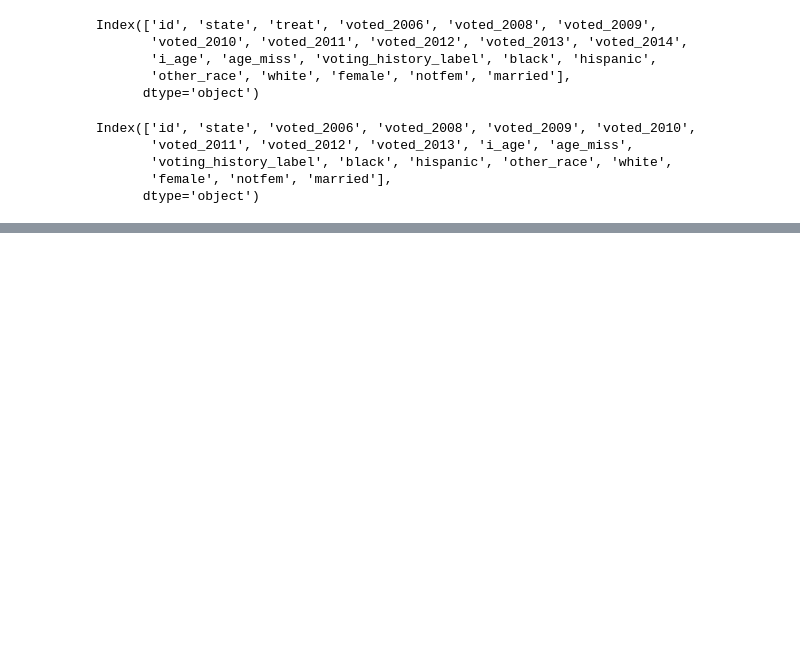
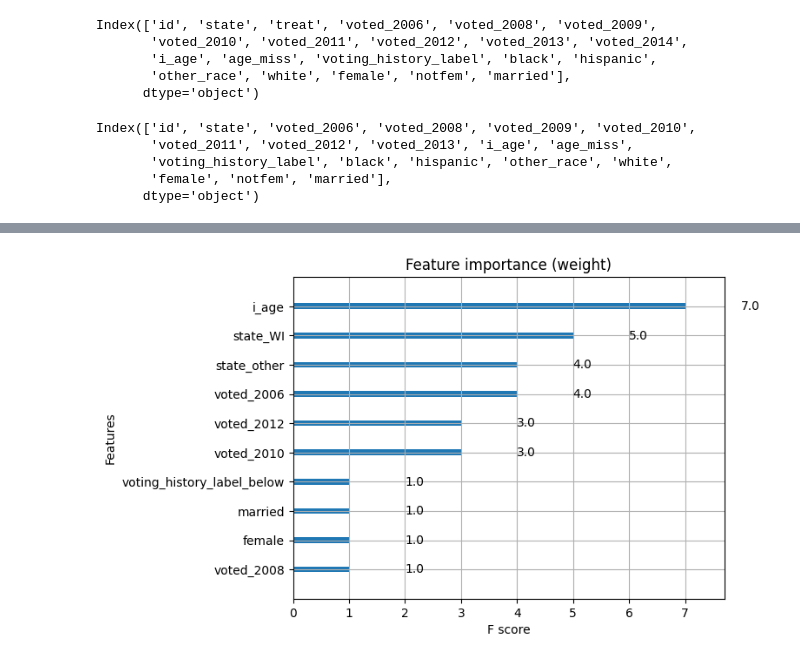
Before and after one commit to jasonjiajs/marketing-analytics-kaggle, a Jupyter notebook: assignment-3/model-jason.ipynb, the cells around one changed output, grey strips where cells are left out. Cells and saved outputs as stored; diff of their text form; code cells hidden in the pictures; blank space fills up the shorter version.

```diff
--- a/assignment-3/model-jason.ipynb
+++ b/assignment-3/model-jason.ipynb
@@ -71,0 +211,27 @@ X_to_predict = X_to_predict.drop('treat', axis=1)
+# %%
+# Run XGBoost model with xgboost
+# Create DMatrix for training
+dtrain_treat = xgb.DMatrix(X_train_treat, label=y_train_treat)
+dtrain_control = xgb.DMatrix(X_train_control, label=y_train_control)
+dtest = xgb.DMatrix(X_to_predict)
+
+# Set parameters
+param = {'max_depth': 2, 'eta': 1, 'objective': 'binary:logistic'}
+param['nthread'] = 4
+param['eval_metric'] = 'auc'
+
+# Train the model
+num_round = 10
+bst_treat = xgb.train(param, dtrain_treat, num_round)
+bst_control = xgb.train(param, dtrain_control, num_round)
+
+# Predict and get who is treated
+pred_treat = bst_treat.predict(dtest)
+pred_control = bst_control.predict(dtest)
+est_effect = pred_treat - pred_control
+treat = (est_effect > 0.0053) * 1
+
+df_to_submit = X_to_predict_id.to_frame()
+df_to_submit['treat'] = treat
+df_to_submit.to_csv("df_to_submit-xgb.csv.gz", index=False, compression='gzip')
+df_to_submit
@@ -71,0 +252,6 @@ X_to_predict = X_to_predict.drop('treat', axis=1)
+# %%
+# Get feature importance
+xgb.plot_importance(bst_treat, importance_type='weight', title='Feature importance (weight)', max_num_features=30)
+plt.show()
+# %% [output]
+[figure, added]
```
Also changed, not shown: parts of 22 cells of this notebook, 7 other files.
